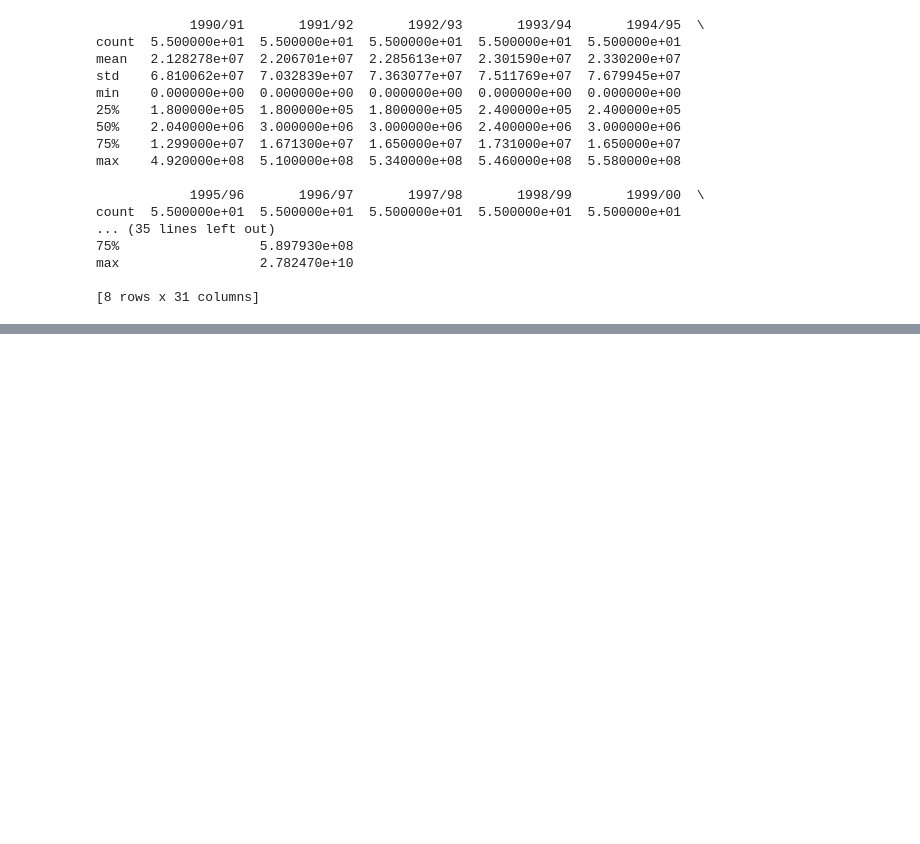
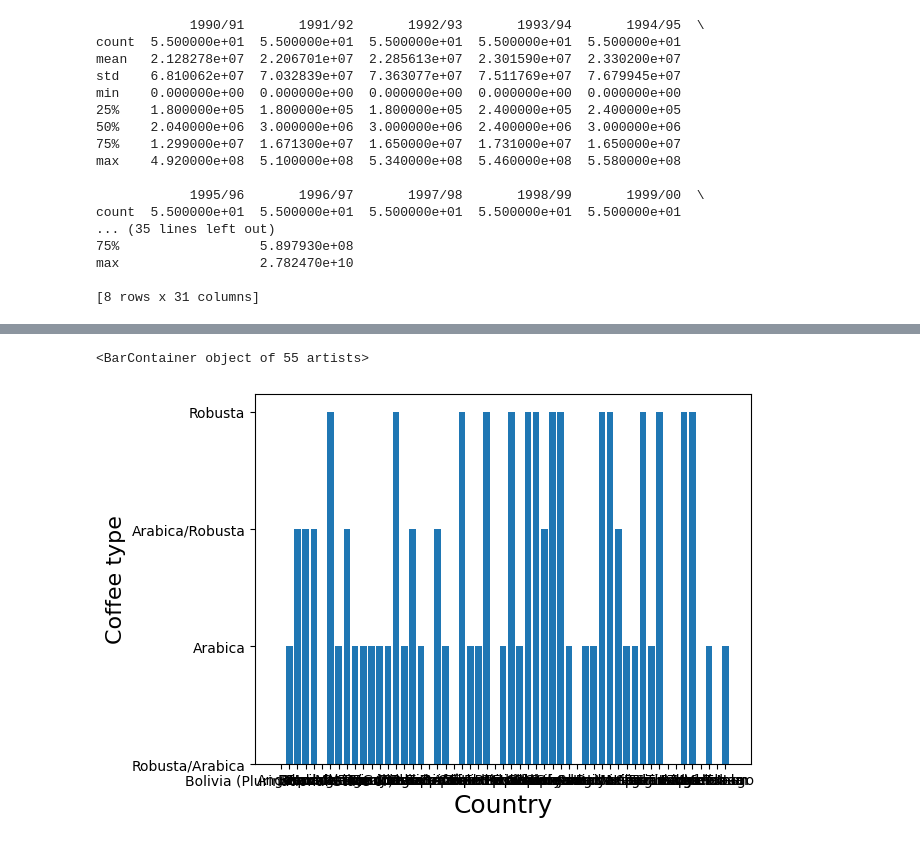
Before and after one commit to Vijisenthi27/FODS, a Jupyter notebook: Untitled2.ipynb, the cells around one changed output, grey strips where cells are left out. Cells and saved outputs as stored; diff of their text form; code cells hidden in the pictures; blank space fills up the shorter version.

```diff
--- a/Untitled2.ipynb
+++ b/Untitled2.ipynb
@@ -83,0 +272,11 @@ max                  2.782470e+10
+# %%
+x=df['Country']
+y=df['Coffee type']
+# %%
+#bar chart
+plt.xlabel('Country',fontsize=18)
+plt.ylabel('Coffee type',fontsize=16)
+plt.bar(x,y)
+# %% [output]
+<BarContainer object of 55 artists>
+[figure, added]
```
Also changed, not shown: parts of 15 cells of this notebook.
